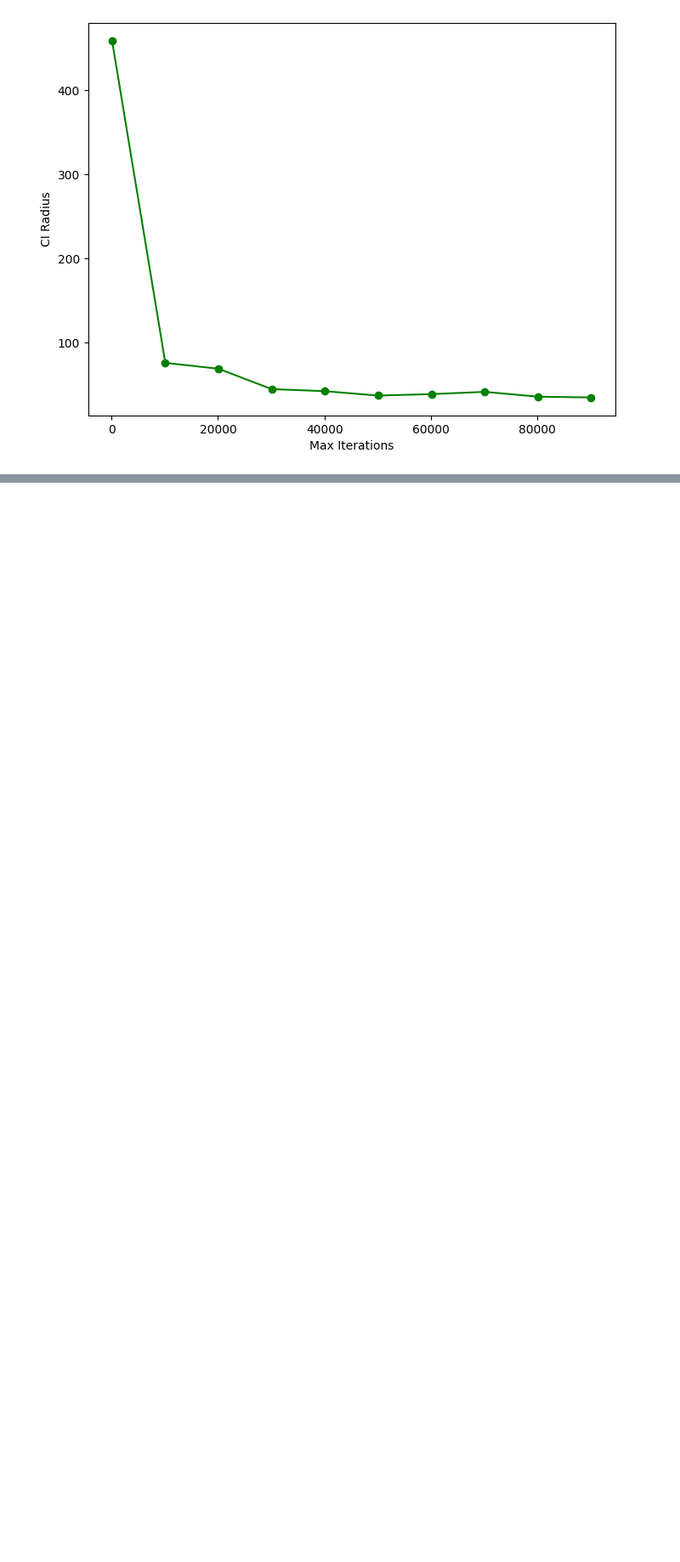
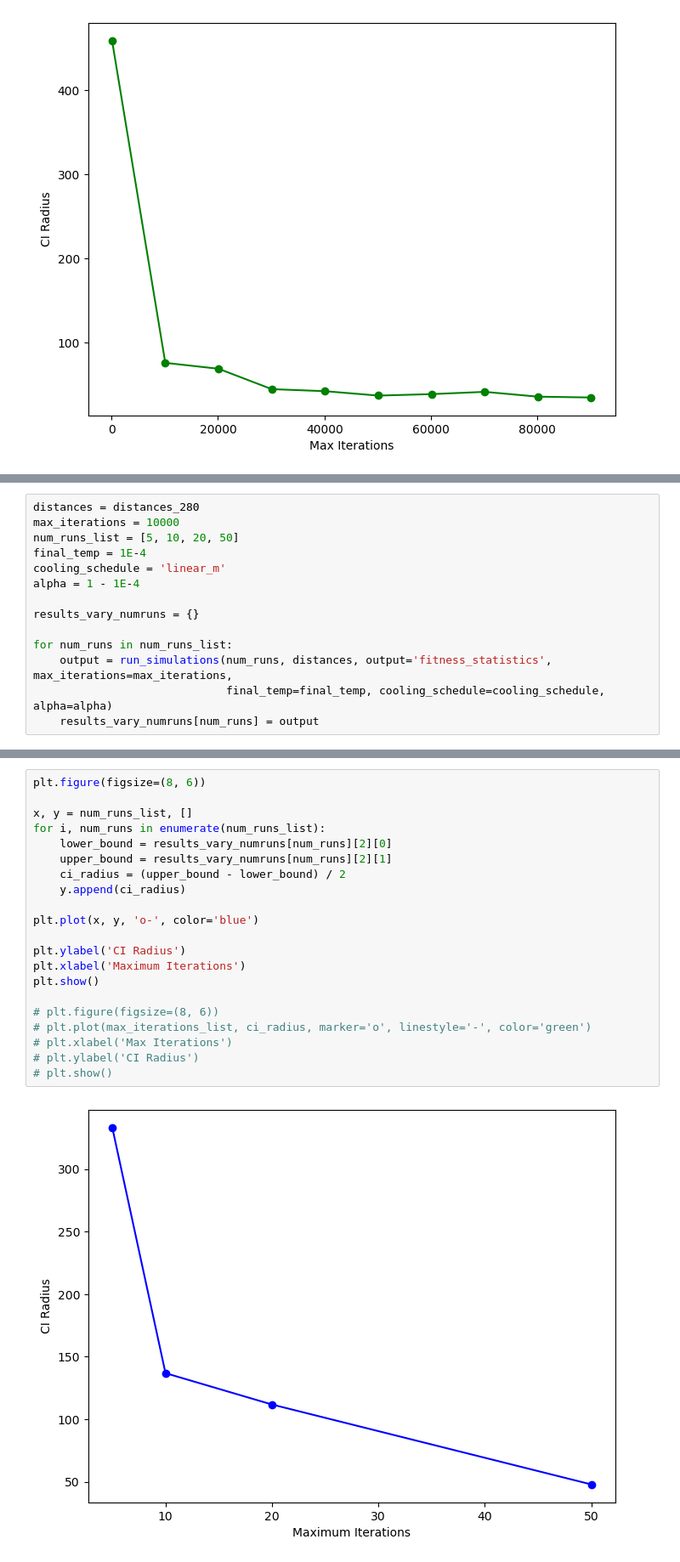
Before and after one commit to Foundnation/Stochastic-Simulation, a Jupyter notebook: TSM/tsp_notebook.ipynb, the cells around one changed output, grey strips where cells are left out. Shown at 85% size. Cells and saved outputs as stored; diff of their text form; blank space fills up the shorter version.

```diff
--- a/TSM/tsp_notebook.ipynb
+++ b/TSM/tsp_notebook.ipynb
@@ -365,0 +378,14 @@ save_data(results_vary_permutation['swap'][0], results_vary_permutation['swap'][
+# %%
+distances = distances_280
+max_iterations = 10000
+num_runs_list = [5, 10, 20, 50]
+final_temp = 1E-4
+cooling_schedule = 'linear_m'
+alpha = 1 - 1E-4
+
+results_vary_numruns = {}
+
+for num_runs in num_runs_list:
+    output = run_simulations(num_runs, distances, output='fitness_statistics', max_iterations=max_iterations,
+                             final_temp=final_temp, cooling_schedule=cooling_schedule, alpha=alpha)
+    results_vary_numruns[num_runs] = output
@@ -365,0 +395,23 @@ save_data(results_vary_permutation['swap'][0], results_vary_permutation['swap'][
+# %%
+plt.figure(figsize=(8, 6))
+
+x, y = num_runs_list, []
+for i, num_runs in enumerate(num_runs_list):
+    lower_bound = results_vary_numruns[num_runs][2][0]
+    upper_bound = results_vary_numruns[num_runs][2][1]
+    ci_radius = (upper_bound - lower_bound) / 2
+    y.append(ci_radius)
+
+plt.plot(x, y, 'o-', color='blue')
+
+plt.ylabel('CI Radius')
+plt.xlabel('Maximum Iterations')
+plt.show()
+
+# plt.figure(figsize=(8, 6))
+# plt.plot(max_iterations_list, ci_radius, marker='o', linestyle='-', color='green')
+# plt.xlabel('Max Iterations')
+# plt.ylabel('CI Radius')
+# plt.show()
+# %% [output]
+[figure, added]
```
Also changed, not shown: parts of 8 cells of this notebook.
